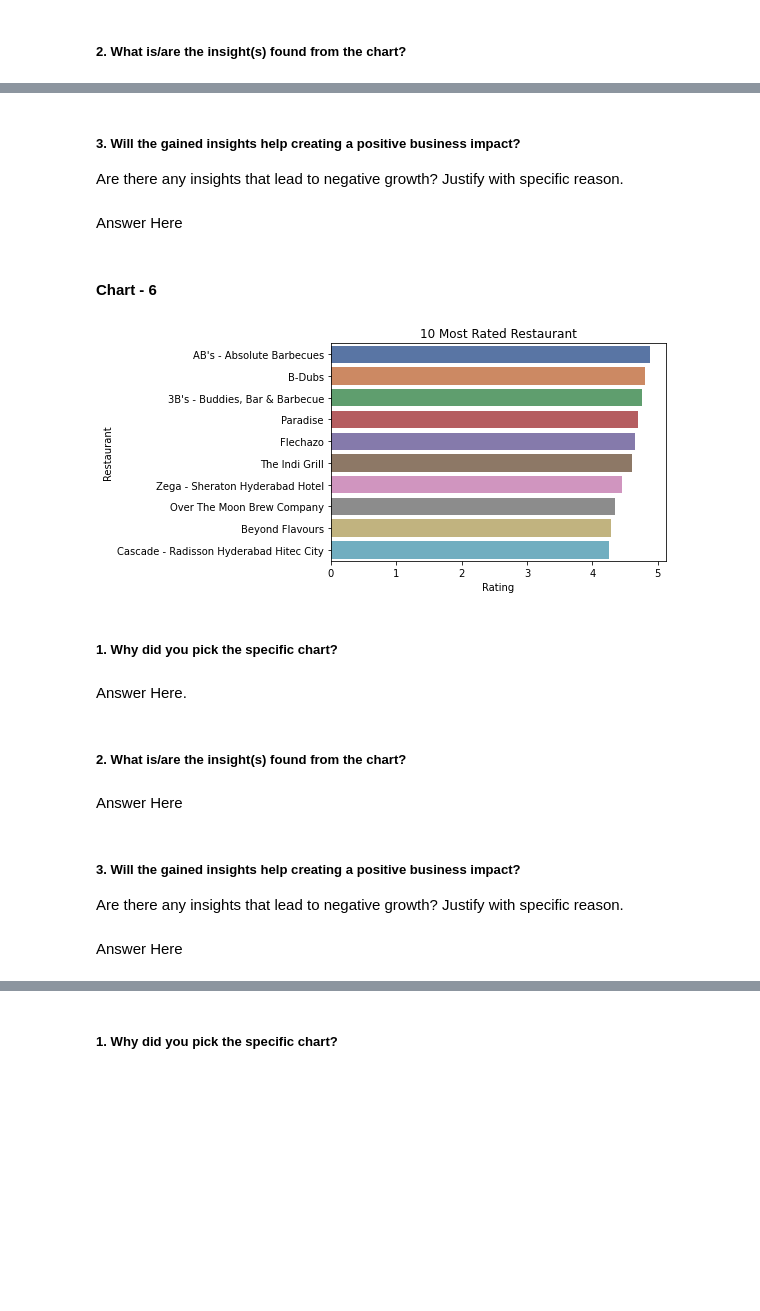
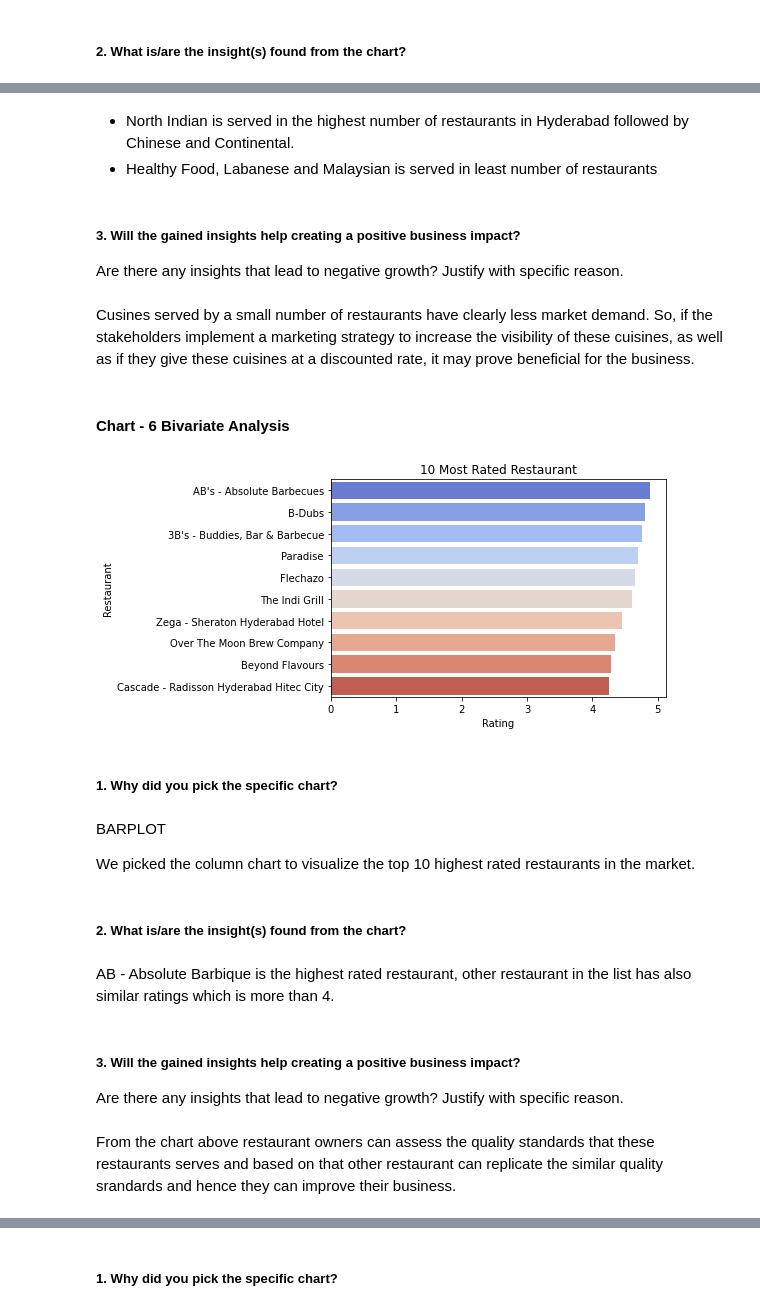
Before and after one commit to saumyadash9/Zomato-Restaurant-Clustering-And-Sentiment-Analysis, a Jupyter notebook: Saumya_Dash_Zomato_Restaurant_Clustering_And_Sentiment_Analysis.ipynb, the cells around one changed output, grey strips where cells are left out. Cells and saved outputs as stored; diff of their text form; code cells hidden in the pictures; blank space fills up the shorter version.

```diff
--- a/Saumya_Dash_Zomato_Restaurant_Clustering_And_Sentiment_Analysis.ipynb
+++ b/Saumya_Dash_Zomato_Restaurant_Clustering_And_Sentiment_Analysis.ipynb
@@ -688,31 +804,36 @@ Answer Here
+# %% [markdown]
+* North Indian is served in the highest number of restaurants in Hyderabad followed by Chinese and Continental.
+* Healthy Food, Labanese and Malaysian is served in least number of restaurants
 # %% [markdown]
 ##### 3. Will the gained insights help creating a positive business impact?
 Are there any insights that lead to negative growth? Justify with specific reason.
-# %% [markdown]
-Answer Here
+# %% [markdown]
+Cusines served by a small number of restaurants have clearly less market demand. So, if the stakeholders implement a marketing strategy to increase the visibility of these cuisines, as well as if they give these cuisines at a discounted rate, it may prove beneficial for the business.
 # %% [markdown]
-#### Chart - 6
+#### Chart - 6 Bivariate Analysis
 # %%
 # Chart - 6 visualization code
 #Will check best restaurants in terms of rating
 top_restaurants= df2.groupby(['Restaurant'])['Rating'].mean().sort_values(ascending=False).reset_index()
-sns.barplot(x='Rating', y='Restaurant', data=top_restaurants.sort_values(ascending=False, by='Rating')[:10],palette ='deep' )
+sns.barplot(x='Rating', y='Restaurant', data=top_restaurants.sort_values(ascending=False, by='Rating')[:10],palette ='coolwarm' )
 plt.title('10 Most Rated Restaurant')
 
 plt.show()
 # %% [output]
-[figure, old version]
+[figure, new version]
 # %% [markdown]
 ##### 1. Why did you pick the specific chart?
-# %% [markdown]
-Answer Here.
+# %% [markdown]
+BARPLOT
+
+We picked the column chart to visualize the top 10 highest rated restaurants in the market.
 # %% [markdown]
 ##### 2. What is/are the insight(s) found from the chart?
-# %% [markdown]
-Answer Here
+# %% [markdown]
+AB - Absolute Barbique is the highest rated restaurant, other restaurant in the list has also similar ratings which is more than 4.
 # %% [markdown]
 ##### 3. Will the gained insights help creating a positive business impact?
 Are there any insights that lead to negative growth? Justify with specific reason.
-# %% [markdown]
-Answer Here
+# %% [markdown]
+From the chart above restaurant owners can assess the quality standards that these restaurants serves and based on that other restaurant can replicate the similar quality srandards and hence they can improve their business.
 # %% [markdown]
```
Also changed, not shown: parts of 96 cells of this notebook.
